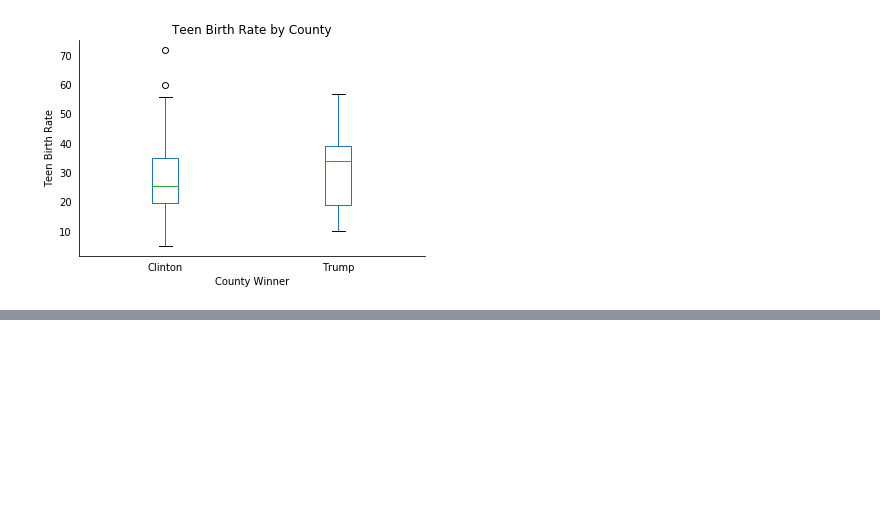
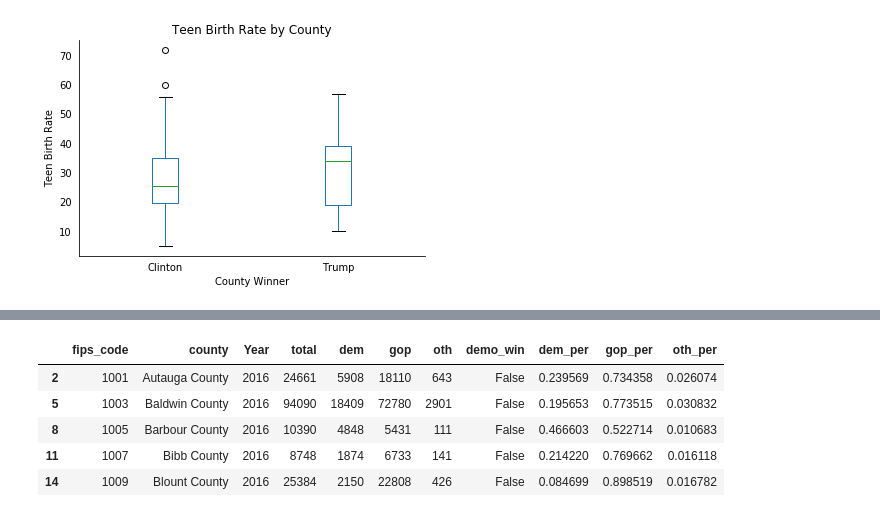
Before and after one commit to slgregoire/election, a Jupyter notebook: Election Graphs.ipynb, the cells around one changed output, grey strips where cells are left out. Drawn from its saved outputs; the diff is of its cells as text; code cells hidden in the pictures; blank space fills up the shorter version.

```diff
--- a/Election Graphs.ipynb
+++ b/Election Graphs.ipynb
@@ -538,0 +572,9 @@ df_demo.corr()
+# %%
+df_results_2016.head()
+# %% [output]
+|  | fips_code | county | Year | total | dem | gop | oth | demo_win | dem_per | gop_per | oth_per |
+| 2 | 1001 | Autauga County | 2016 | 24661 | 5908 | 18110 | 643 | False | 0.239569 | 0.734358 | 0.026074 |
+| 5 | 1003 | Baldwin County | 2016 | 94090 | 18409 | 72780 | 2901 | False | 0.195653 | 0.773515 | 0.030832 |
+| 8 | 1005 | Barbour County | 2016 | 10390 | 4848 | 5431 | 111 | False | 0.466603 | 0.522714 | 0.010683 |
+| 11 | 1007 | Bibb County | 2016 | 8748 | 1874 | 6733 | 141 | False | 0.214220 | 0.769662 | 0.016118 |
+| 14 | 1009 | Blount County | 2016 | 25384 | 2150 | 22808 | 426 | False | 0.084699 | 0.898519 | 0.016782 |
```
Also changed, not shown: parts of 16 cells of this notebook, 16 other files.
